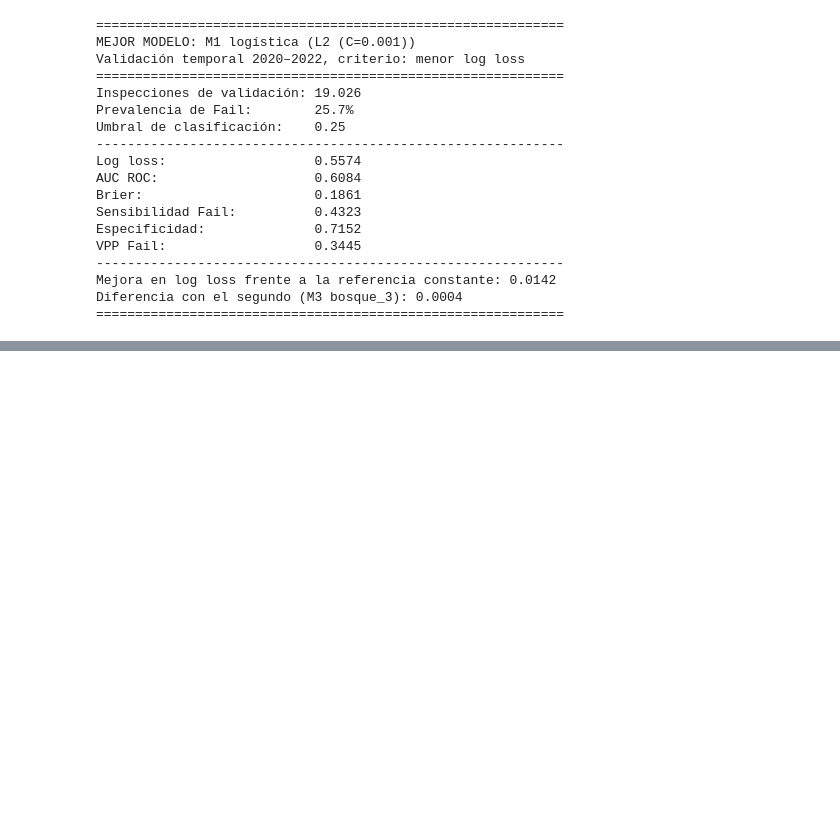
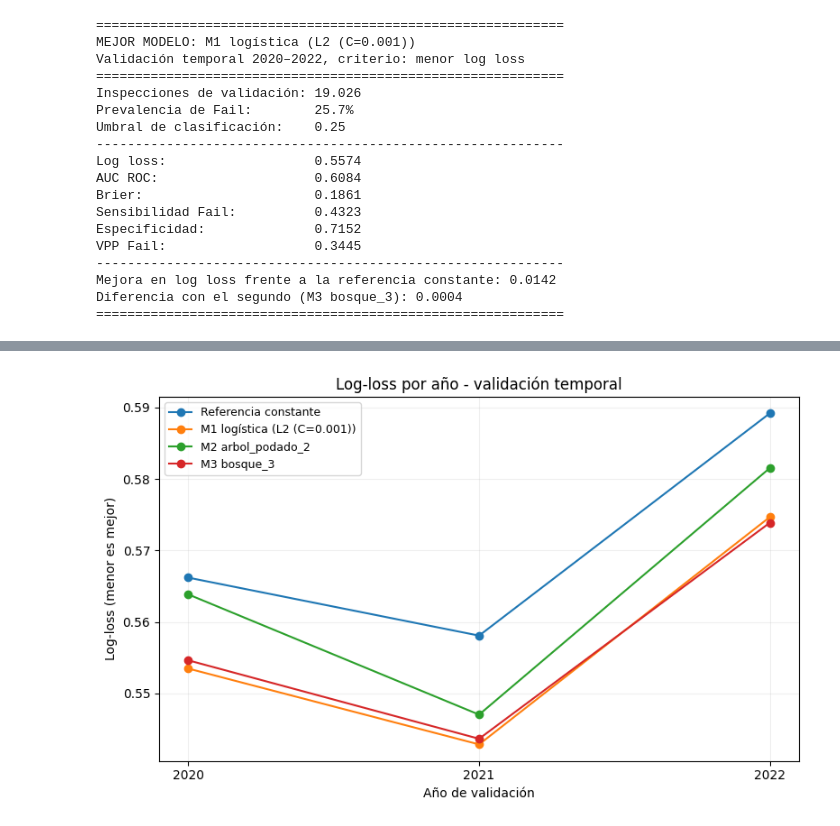
Before and after one commit to jpmondaca/Proyecto-Topicos, a Jupyter notebook: main.ipynb, the cells around one changed output, grey strips where cells are left out. Saved outputs shown, nothing was run; the diff lists cells and outputs as text; code cells hidden in the pictures; blank space fills up the shorter version.

```diff
--- a/main.ipynb
+++ b/main.ipynb
@@ -3326,0 +3565,38 @@ Diferencia con el segundo (M3 bosque_3): 0.0004
+# %%
+filas_log_loss = []
+
+for nombre, pred in predicciones_comparacion.items():
+    for anio, grupo in pred.groupby("anio"):
+        filas_log_loss.append({
+            "modelo": nombre,
+            "anio": anio,
+            "n_validacion": len(grupo),
+            "log_loss": log_loss(
+                grupo["resultado"].eq(0),
+                grupo["p_fail"],
+                labels=[False, True],
+            ),
+        })
+
+log_loss_por_anio_comparacion = pd.DataFrame(filas_log_loss)
+
+fig, ax = plt.subplots(figsize=(8, 5))
+for nombre in predicciones_comparacion:
+    resultados = log_loss_por_anio_comparacion.loc[
+        log_loss_por_anio_comparacion["modelo"].eq(nombre)
+    ].sort_values("anio")
+    ax.plot(
+        resultados["anio"], resultados["log_loss"],
+        marker="o", label=nombre,
+    )
+
+ax.set_xticks([2020, 2021, 2022])
+ax.set_xlabel("Año de validación")
+ax.set_ylabel("Log-loss (menor es mejor)")
+ax.set_title("Log-loss por año - validación temporal")
+ax.legend(fontsize=9)
+ax.grid(alpha=0.2)
+plt.tight_layout()
+plt.show()
+# %% [output]
+[figure, added]
```
Also changed, not shown: parts of 8 cells of this notebook, 4 other files.
